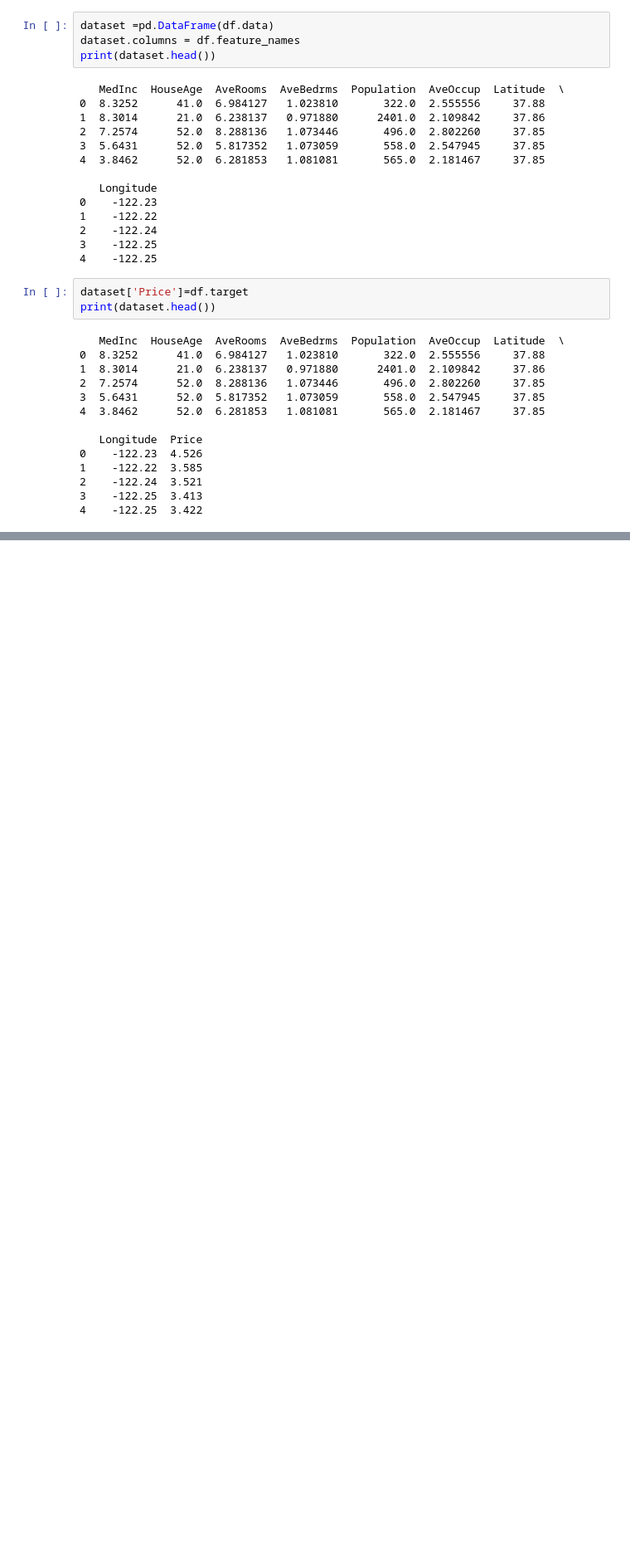
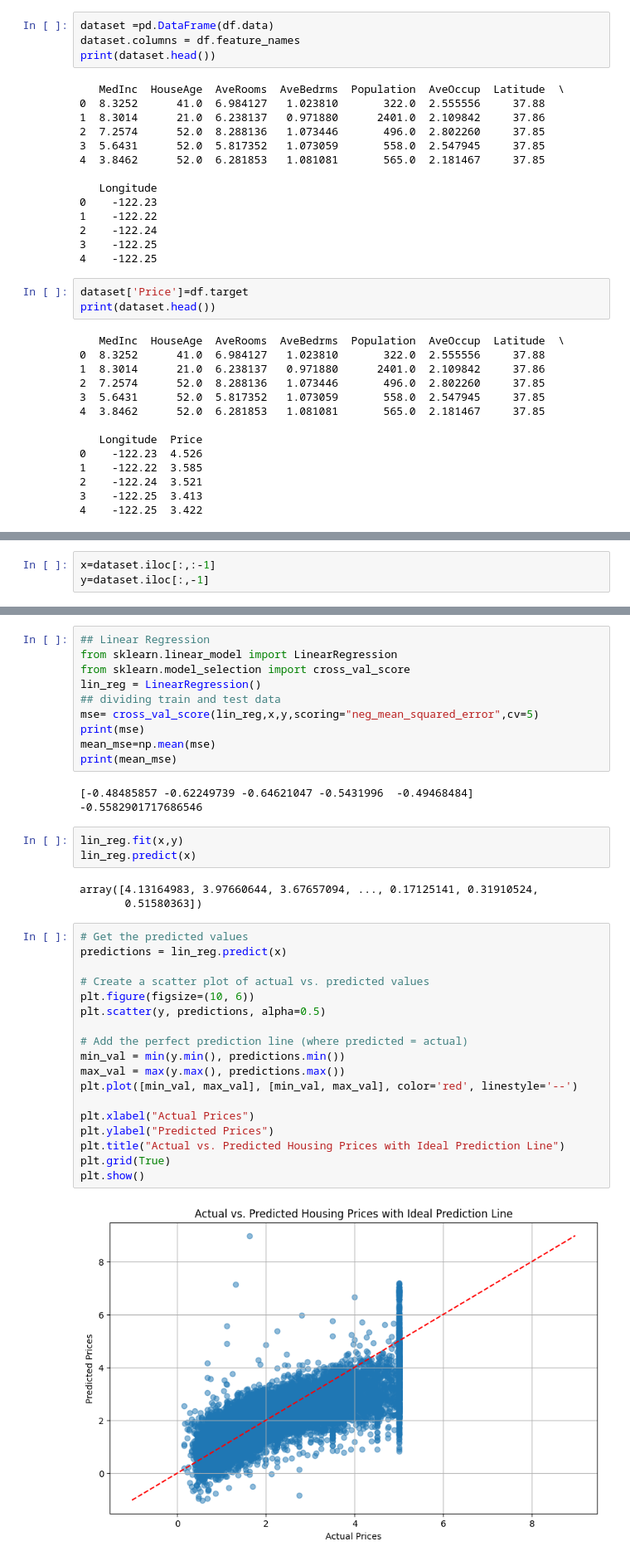
Before and after one commit to Adarsh1826/ml, a Jupyter notebook: algo.ipynb, the cells around one changed output, grey strips where cells are left out. Shown at 83% size. Saved outputs shown, nothing was run; the diff lists cells and outputs as text; blank space fills up the shorter version.

Commit message:
linear regression model tarined

```diff
--- a/algo.ipynb
+++ b/algo.ipynb
@@ -75,0 +77,3 @@ print(dataset.head())
+# %%
+x=dataset.iloc[:,:-1]
+y=dataset.iloc[:,-1]
@@ -75,0 +99,39 @@ print(dataset.head())
+# %%
+## Linear Regression
+from sklearn.linear_model import LinearRegression
+from sklearn.model_selection import cross_val_score
+lin_reg = LinearRegression()
+## dividing train and test data
+mse= cross_val_score(lin_reg,x,y,scoring="neg_mean_squared_error",cv=5)
+print(mse)
+mean_mse=np.mean(mse)
+print(mean_mse)
+# %% [output]
+[-0.48485857 -0.62249739 -0.64621047 -0.5431996  -0.49468484]
+-0.5582901717686546
+# %%
+lin_reg.fit(x,y)
+lin_reg.predict(x)
+# %% [output]
+array([4.13164983, 3.97660644, 3.67657094, ..., 0.17125141, 0.31910524,
+       0.51580363])
+# %%
+# Get the predicted values
+predictions = lin_reg.predict(x)
+
+# Create a scatter plot of actual vs. predicted values
+plt.figure(figsize=(10, 6))
+plt.scatter(y, predictions, alpha=0.5)
+
+# Add the perfect prediction line (where predicted = actual)
+min_val = min(y.min(), predictions.min())
+max_val = max(y.max(), predictions.max())
+plt.plot([min_val, max_val], [min_val, max_val], color='red', linestyle='--')
+
+plt.xlabel("Actual Prices")
+plt.ylabel("Predicted Prices")
+plt.title("Actual vs. Predicted Housing Prices with Ideal Prediction Line")
+plt.grid(True)
+plt.show()
+# %% [output]
+[figure, added]
```
Also changed, not shown: parts of 3 cells of this notebook.
